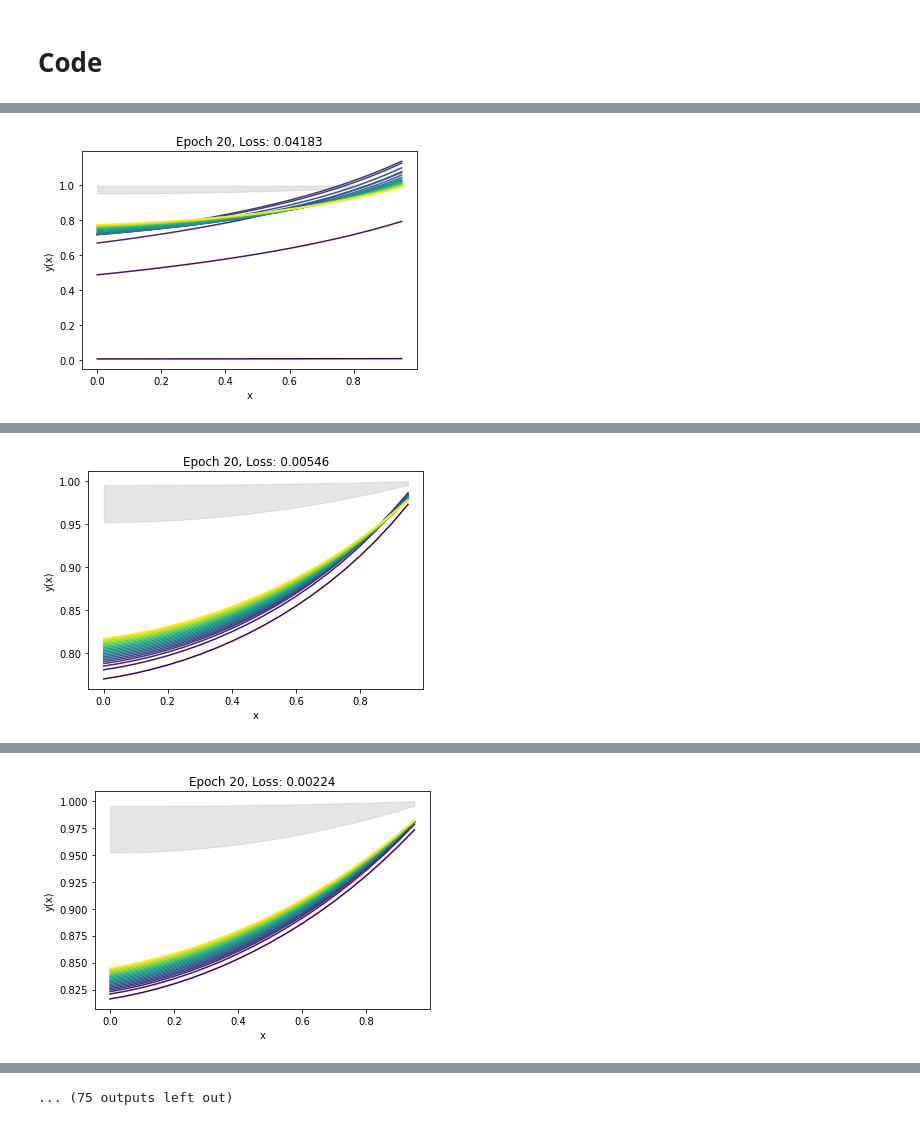
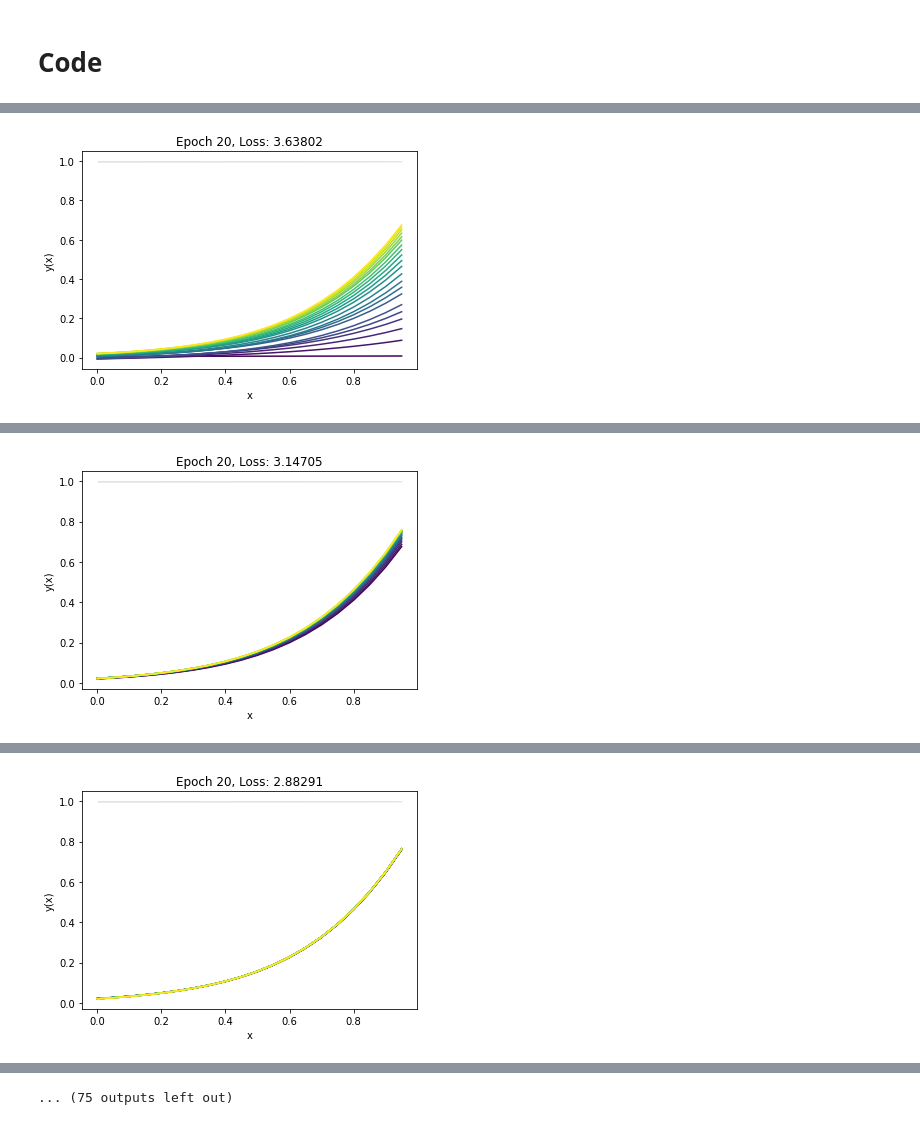
Before and after one commit to PauliusSasnauskas/sasde, a Jupyter notebook: main.ipynb, the cells around one changed output, grey strips where cells are left out. Cells and saved outputs as stored; diff of their text form; code cells hidden in the pictures.

```diff
--- a/main.ipynb
+++ b/main.ipynb
@@ -33,7 +33,7 @@ from train import train
 # %%
 c1 = sp.symbols('c_1')
 x_bounds = (0, 1)
-c1_bounds = (0.01, 0.1)
+c1_bounds = (10.0, 20.0)
 # %%
 loss_model_func = lambda model_y, x, model_d2y: sp.Pow(model_d2y - c1 * (model_y) / (1 + model_y), 2, evaluate=False)
 loss_integration_func = lambda loss_model: (loss_model, (c1, *c1_bounds))
@@ -88,7 +88,7 @@ def orig_func_khi(x, sigma_sq):
   V_max_over_2_D_S = sigma_sq * K_M / (2*d*d)
   return S_0 + V_max_over_2_D_S * (x * x - d * d)
 # %%
-plotting = Plotting(orig_func_klow, network, x_bounds, c1_bounds)
+plotting = Plotting(orig_func_khi, network, x_bounds, c1_bounds)
 
 key = random.PRNGKey(7)
 
@@ -96,34 +96,33 @@ key, subkey = random.split(key)
 W = random.uniform(subkey, shape=(len(network.alphas),), minval=0, maxval=0.001)
 
 is_final = network.is_final
 
-try: best
-except: best = DotDict({"loss": np.inf})
+best = DotDict({"loss": np.inf})
 
 if is_final:
     print('Network is final, no training')
 
 while not is_final:
     plotting.funcs = []
     train_results = train(
         network,
         dataset = [(1, 1)],
         plotting = plotting,
         key = key,
-        lr = 0.0002,
+        lr = 1e-5,
         lr_2 = 0.0003,
         epochs = 20,
         verbose = 0,
         batch_size = 16,
         W_init = W,
         best = best
     )
 
     W = train_results.W
     loss_history = train_results.loss_history
 
     info('Pruning weights...')
     network.assign_weights(W)
     W, model_y, loss_and_grad, is_final = network.prune_auto()
 # %% [output]
-[figure, old version]
+[figure, new version]
@@ -138 +137 @@ while not is_final:
-[figure, old version]
+[figure, new version]
@@ -147 +146 @@ while not is_final:
-[figure, old version]
+[figure, new version]
```
Also changed, not shown: parts of 10 cells of this notebook, 1 other file.
